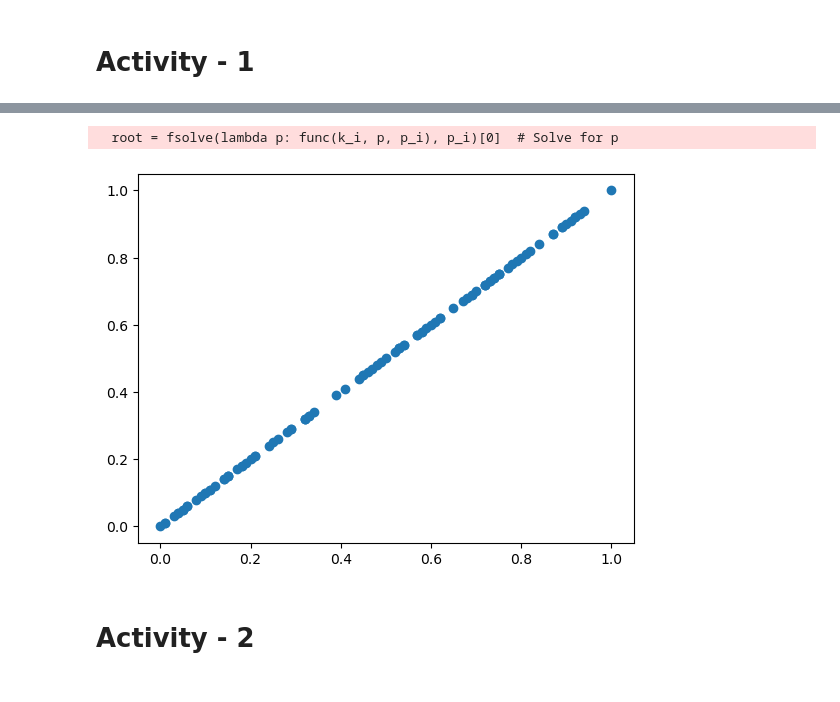
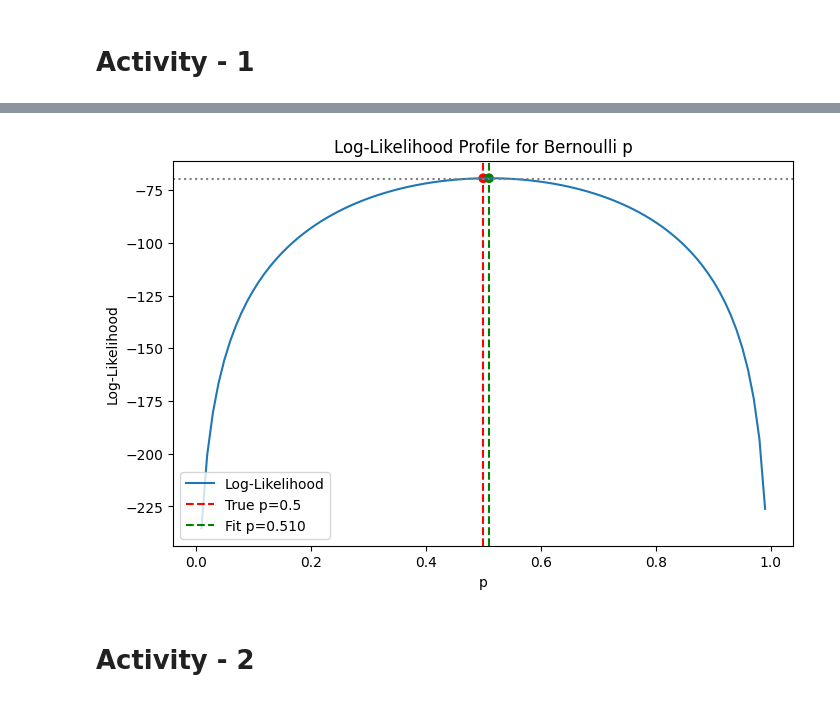
Before and after one commit to labani-01/PHY657, a Jupyter notebook: Module_3/ Module-3.ipynb, the cells around one changed output, grey strips where cells are left out. Cells and saved outputs as stored; diff of their text form; code cells hidden in the pictures.

```diff
--- a/Module_3/ Module-3.ipynb
+++ b/Module_3/ Module-3.ipynb
@@ -47,16 +27,0 @@ def data(n, p, N):
-# %%
-points, k, p_fit = data(n, p_true, N)
-# %%
-def log_likelihood(k, p):
-    return np.log(factorial(N)/(factorial(k)*factorial(N - k))) + k*np.log(p) + (N-k)*np.log(1-p)
-
-def func(k, p, p_fit):
-    return log_likelihood(k, p) - log_likelihood(k, p_fit) + 1/2
-
-
-def pfit_uncertainty(k, p_fit):
-    roots = np.array([])
-    for k_i, p_i in zip(k, p_fit):  # Iterate over k and p_fit together
-        root = fsolve(lambda p: func(k_i, p, p_i), p_i)[0]  # Solve for p
-        roots = np.append(roots, root)
-    return np.array(roots)
@@ -81,10 +28,42 @@ plt.show()
-# %%
-p_uncertainty = pfit_uncertainty(k, p_fit)
-plt.scatter(p_fit, p_uncertainty)
-plt.show()
-# %% [output]
-  root = fsolve(lambda p: func(k_i, p, p_i), p_i)[0]  # Solve for p
-[figure, removed]
+# %%
+# Step 2: Define the MLE for p and the log-likelihood function
+def log_likelihood(p, data):
+    if p <= 0 or p >= 1:
+        return -np.inf  # Avoid log(0) issues
+    k = np.sum(data)
+    #n_tails = len(data) - k
+    return np.log(factorial(len(data)/(factorial(k)*factorial(len(data) - k)))) + k*np.log(p) + (len(data)-k)*np.log(1-p)
+
+# Step 3: Compute the MLE estimate
+p_fit = np.mean(data)  # MLE for Bernoulli is just mean of data
+
+# Step 4: Compute log-likelihood values
+p_values = np.linspace(0.01, 0.99, 100)
+logL = np.array([log_likelihood(p, data) for p in p_values])
+
+# Step 5: Find uncertainty in p_fit
+logL_max = log_likelihood(p_fit, data)
+uncertainty_threshold = logL_max - 0.5
+
+# Find values where logL crosses threshold
+mask = logL >= uncertainty_threshold
+p_bounds = p_values[mask][[0, -1]]  # First and last values within threshold
+p_error = (p_fit - p_bounds[0], p_bounds[1] - p_fit)  # Asymmetric errors
+
+# Plot log-likelihood function
+plt.figure(figsize=(8, 5))
+plt.plot(p_values, logL, label='Log-Likelihood')
+plt.axvline(p_true, color='r', linestyle='--', label=f'True p={p_true}')
+plt.axvline(p_fit, color='g', linestyle='--', label=f'Fit p={p_fit:.3f}')
+plt.scatter([p_true, p_fit], [log_likelihood(p_true, data), logL_max], color=['red', 'green'])
+plt.axhline(uncertainty_threshold, color='gray', linestyle=':')
+plt.xlabel('p')
+plt.ylabel('Log-Likelihood')
+plt.title('Log-Likelihood Profile for Bernoulli p')
+plt.legend()
+plt.show()
+# %% [output]
+[figure, added]
 # %% [markdown]
 # Activity - 2
 # %%
```
Also changed, not shown: parts of 8 cells of this notebook.
